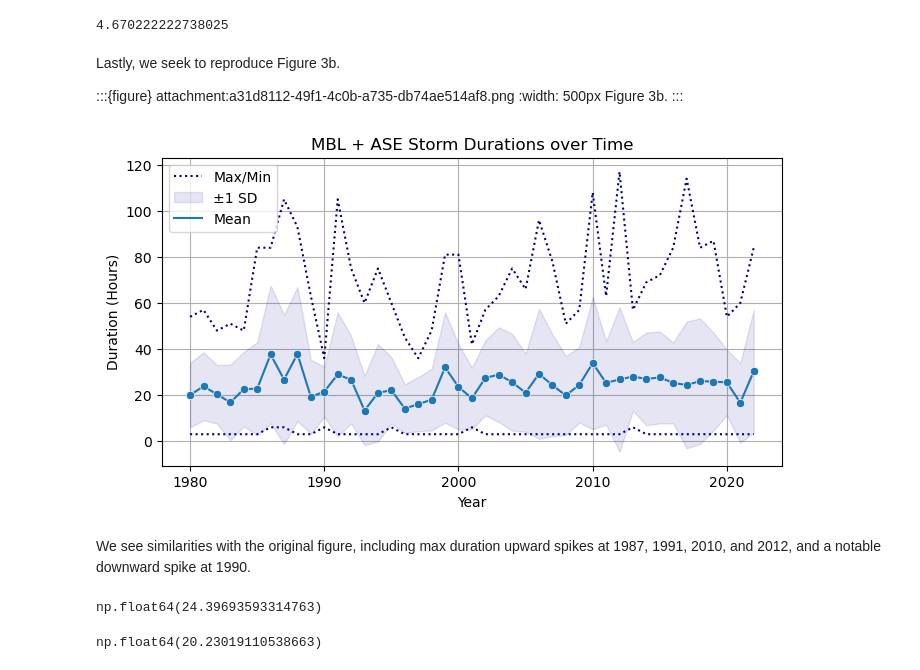
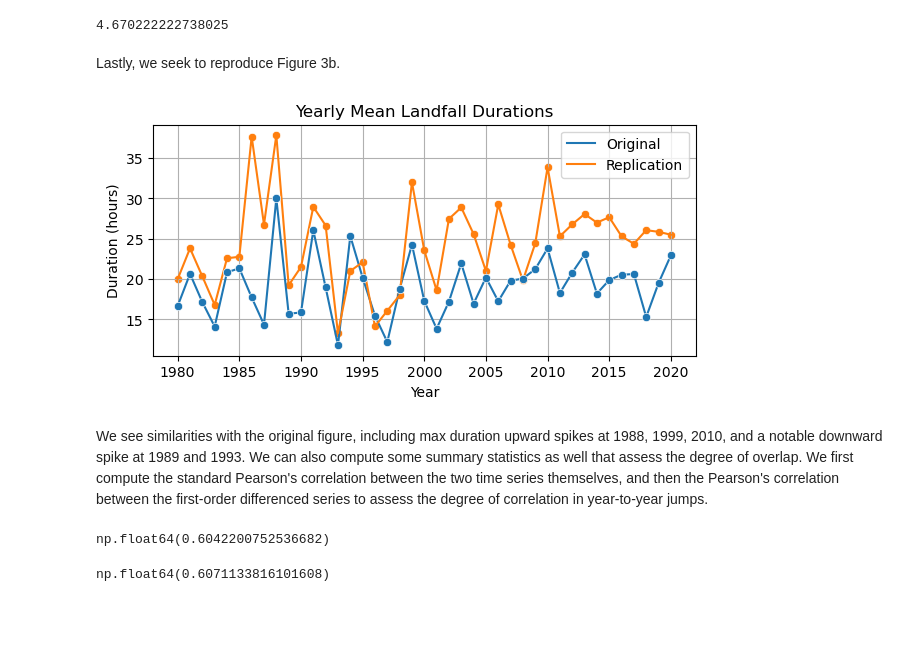
Before and after one commit to jbbutler/antarctic_AR_dataset, a Jupyter notebook: notebooks/quality_assurance/qa_aggregates.ipynb, the cells around one changed output. Drawn from its saved outputs; the diff is of its cells as text; code cells hidden in the pictures; blank space fills up the shorter version.

Commit message:
adding maclennan 3b (only mean durations)

```diff
--- a/notebooks/quality_assurance/qa_aggregates.ipynb
+++ b/notebooks/quality_assurance/qa_aggregates.ipynb
@@ -294,8 +294,3 @@ float(original_counts['Landfall_Events'].std())
 4.670222222738025
 # %% [markdown]
 Lastly, we seek to reproduce Figure 3b.
-
-:::{figure} attachment:a31d8112-49f1-4c0b-a735-db74ae514af8.png
-:width: 500px
-Figure 3b.
-:::
@@ -316,39 +297,35 @@ durations_df = durations_df.reset_index()
+# %%
+# grab original average landfall duration data
+original_3b = pd.read_csv('../../input_data/reproducing_plots_data/maclennan2023_3b_original.csv', index_col='Year')['Landfall_duration']
+# get replication data
+replication_3b = mbl_ase_storms.groupby(mbl_ase_storms.landfalling_start_date.dt.year).duration_MBL_ASE.mean()/np.timedelta64(1, 'h')
+replication_3b = replication_3b[replication_3b.index <= 2020]
 # %%
-plt.figure(figsize=(8, 4))
-plt.grid(zorder=0)
-sns.lineplot(data=durations_df, x='landfalling_start_date', y='max', color='darkblue', label='Max/Min', linestyle='dotted')
-sns.lineplot(data=durations_df, x='landfalling_start_date', y='min', color='darkblue', linestyle='dotted')
+fig, ax = plt.subplots(1, figsize=(7,3))
 
-plt.fill_between(
-    durations_df['landfalling_start_date'],
-    durations_df['minus_sd'],
-    durations_df['plus_sd'],
-    color='darkblue',
-    alpha=0.1,
-    label='±1 SD',
-    zorder=2
-)
+# plot original mean landfalling durations
+sns.lineplot(data=original_3b.to_frame(), x='Year', y='Landfall_duration', label='Original', ax=ax)
+sns.scatterplot(data=original_3b.to_frame(), x='Year', y='Landfall_duration', zorder=4, ax=ax)
+# plot replication mean landfalling durations
+sns.lineplot(data=replication_3b.to_frame(), x='landfalling_start_date', y='duration_MBL_ASE', label='Replication', ax=ax)
+sns.scatterplot(data=replication_3b.to_frame(), x='landfalling_start_date', y='duration_MBL_ASE', ax=ax)
+ax.grid()
+ax.set_xlabel('Year')
+ax.set_ylabel('Duration (hours)')
+ax.set_title('Yearly Mean Landfall Durations');
 
-sns.lineplot(data=durations_df, x='landfalling_start_date', y='mean', label='Mean', zorder=3)
-sns.scatterplot(data=durations_df, x='landfalling_start_date', y='mean', zorder=4)
 
-plt.title('MBL + ASE Storm Durations over Time')
-plt.xlabel('Year')
-plt.ylabel('Duration (Hours)')
-plt.legend(loc='upper left')
-plt.savefig('../../output/plots/mbl_ase_durations.png', dpi=300)
-
-plt.show()
+#plt.savefig('../../output/plots/mbl_ase_durations.png', dpi=300)
+#plt.show()
 # %% [output]
-[figure, old version]
+[figure, new version]
 # %% [markdown]
-We see similarities with the original figure, including max duration upward spikes at 1987, 1991, 2010, and 2012, and a notable downward spike at 1990.
+We see similarities with the original figure, including max duration upward spikes at 1988, 1999, 2010, and a notable downward spike at 1989 and 1993. We can also compute some summary statistics as well that assess the degree of overlap. We first compute the standard Pearson's correlation between the two time series themselves, and then the Pearson's correlation between the first-order differenced series to assess the degree of correlation in year-to-year jumps.
-# %%
-hourly_durations = mbl_ase_storms.duration_MBL_ASE.dt.total_seconds()/3600
-hourly_durations.mean()
-# %% [output]
-np.float64(24.39693593314763)
-# %%
-hourly_durations.std()
-# %% [output]
-np.float64(20.23019110538663)
+# %%
+original_3b.corr(replication_3b)
+# %% [output]
+np.float64(0.6042200752536682)
+# %%
+original_3b.shift().corr(replication_3b.shift())
+# %% [output]
+np.float64(0.6071133816101608)
```
Also changed, not shown: parts of 1 cell of this notebook.
